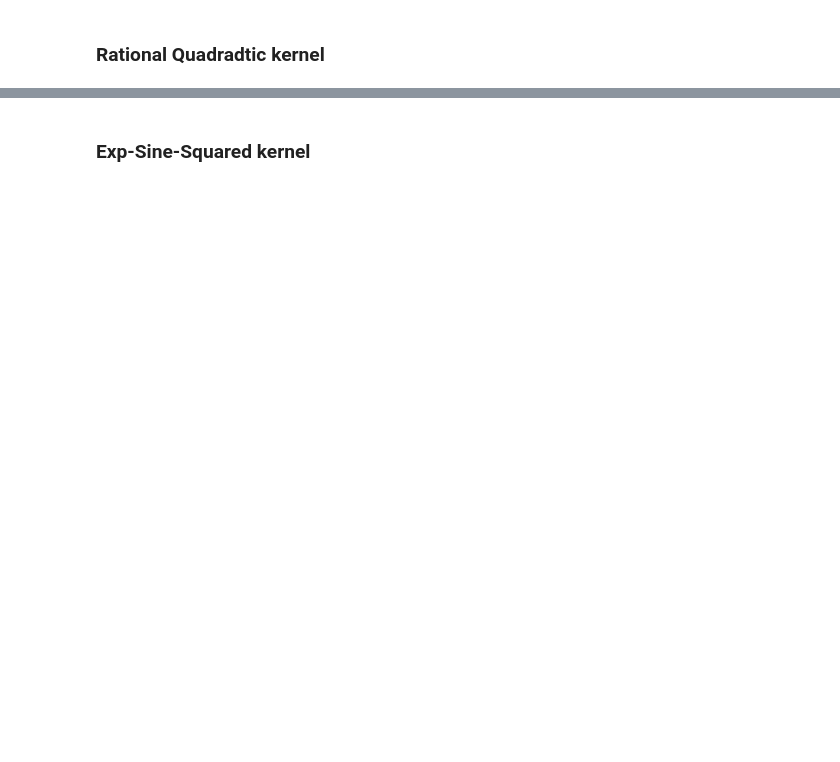
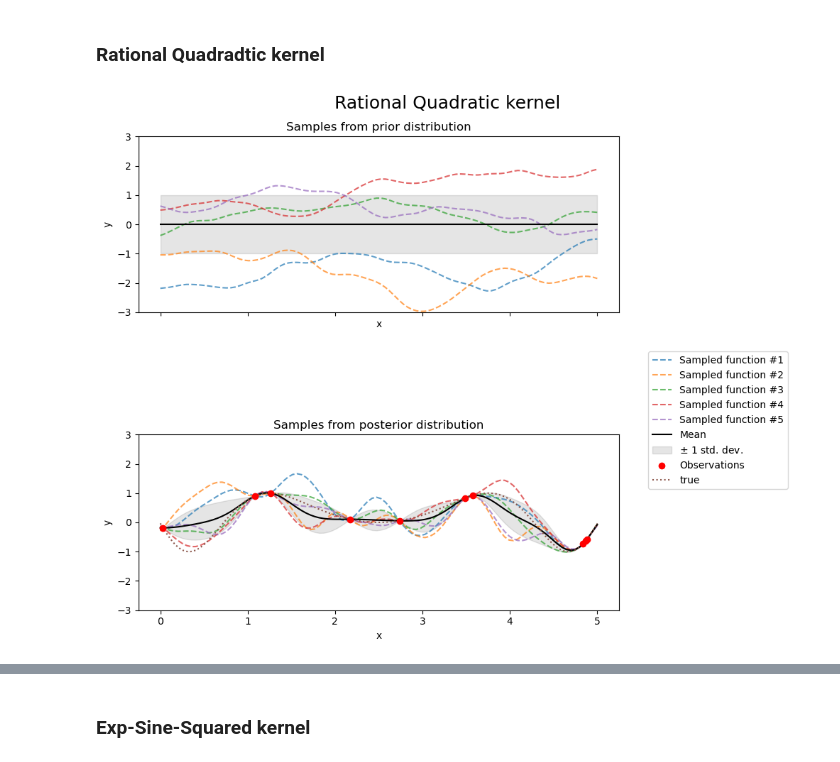
Before and after one commit to buqeye/LearningFromData, a Jupyter notebook: LectureNotes/_build/jupyter_execute/notebooks/Gaussian_processes/plot_gpr_prior_posterior.ipynb, the cells around one changed output, grey strips where cells are left out. Cells and saved outputs as stored; diff of their text form; code cells hidden in the pictures; blank space fills up the shorter version.

```diff
--- a/LectureNotes/_build/jupyter_execute/notebooks/Gaussian_processes/plot_gpr_prior_posterior.ipynb
+++ b/LectureNotes/_build/jupyter_execute/notebooks/Gaussian_processes/plot_gpr_prior_posterior.ipynb
@@ -121,24 +143,27 @@ print(
 # %%
 from sklearn.gaussian_process.kernels import RationalQuadratic
 
 kernel = 1.0 * RationalQuadratic(length_scale=1.0, alpha=0.1, alpha_bounds=(1e-5, 1e15))
 gpr = GaussianProcessRegressor(kernel=kernel, random_state=0)
 
 fig, axs = plt.subplots(nrows=2, sharex=True, sharey=True, figsize=(10, 8))
 
 # plot prior
 plot_gpr_samples(gpr, n_samples=n_samples, ax=axs[0])
 axs[0].set_title("Samples from prior distribution")
 
 # plot posterior
 gpr.fit(X_train, y_train)
 plot_gpr_samples(gpr, n_samples=n_samples, ax=axs[1])
 axs[1].scatter(X_train[:, 0], y_train, color="red", zorder=10, label="Observations")
+axs[1].plot(X_true, y_true, label="true", linestyle="dotted")
 axs[1].legend(bbox_to_anchor=(1.05, 1.5), loc="upper left")
 axs[1].set_title("Samples from posterior distribution")
 
 fig.suptitle("Rational Quadratic kernel", fontsize=18)
 plt.tight_layout()
+# %% [output]
+[figure, added]
 # %%
 print(f"Kernel parameters before fit:\n{kernel})")
 print(
```
Also changed, not shown: parts of 10 cells of this notebook, 16 other files.
